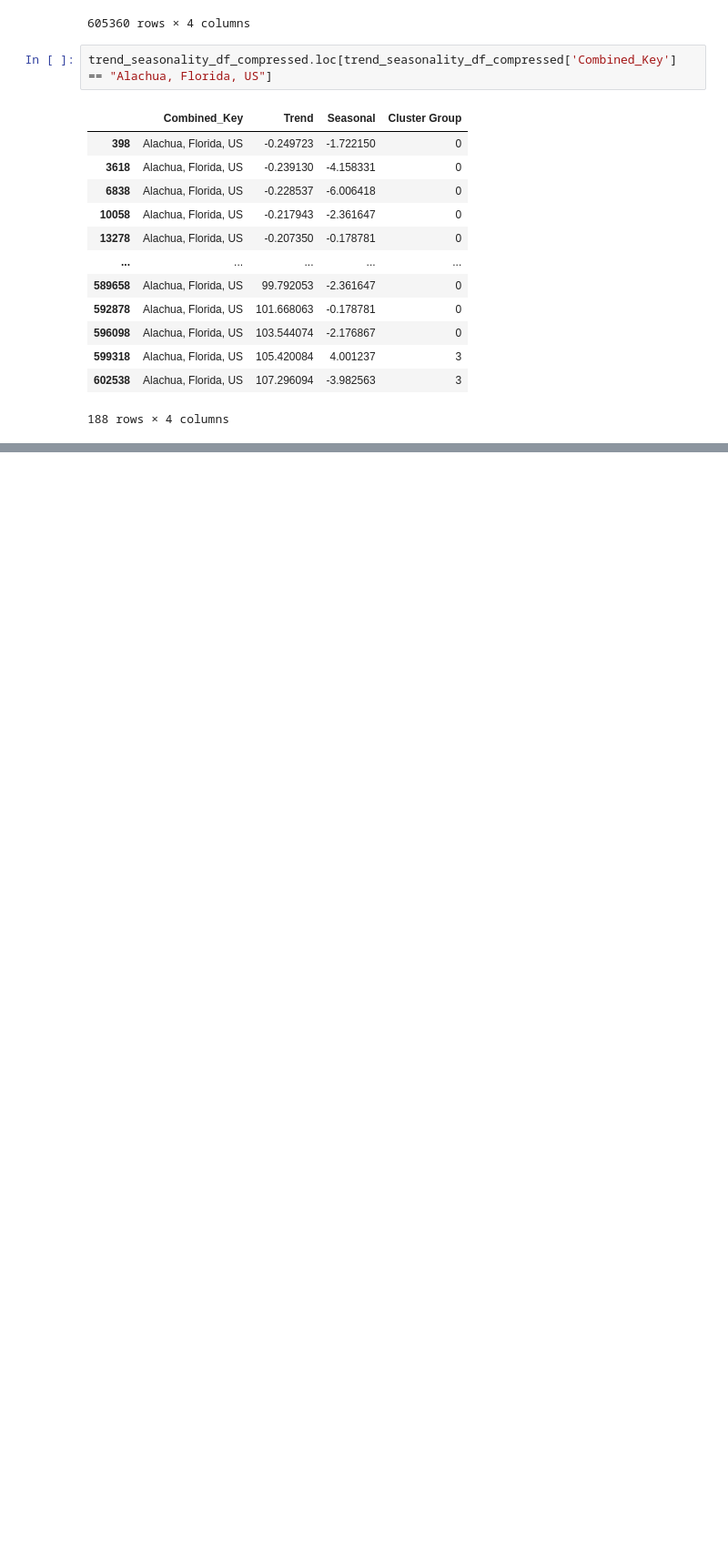
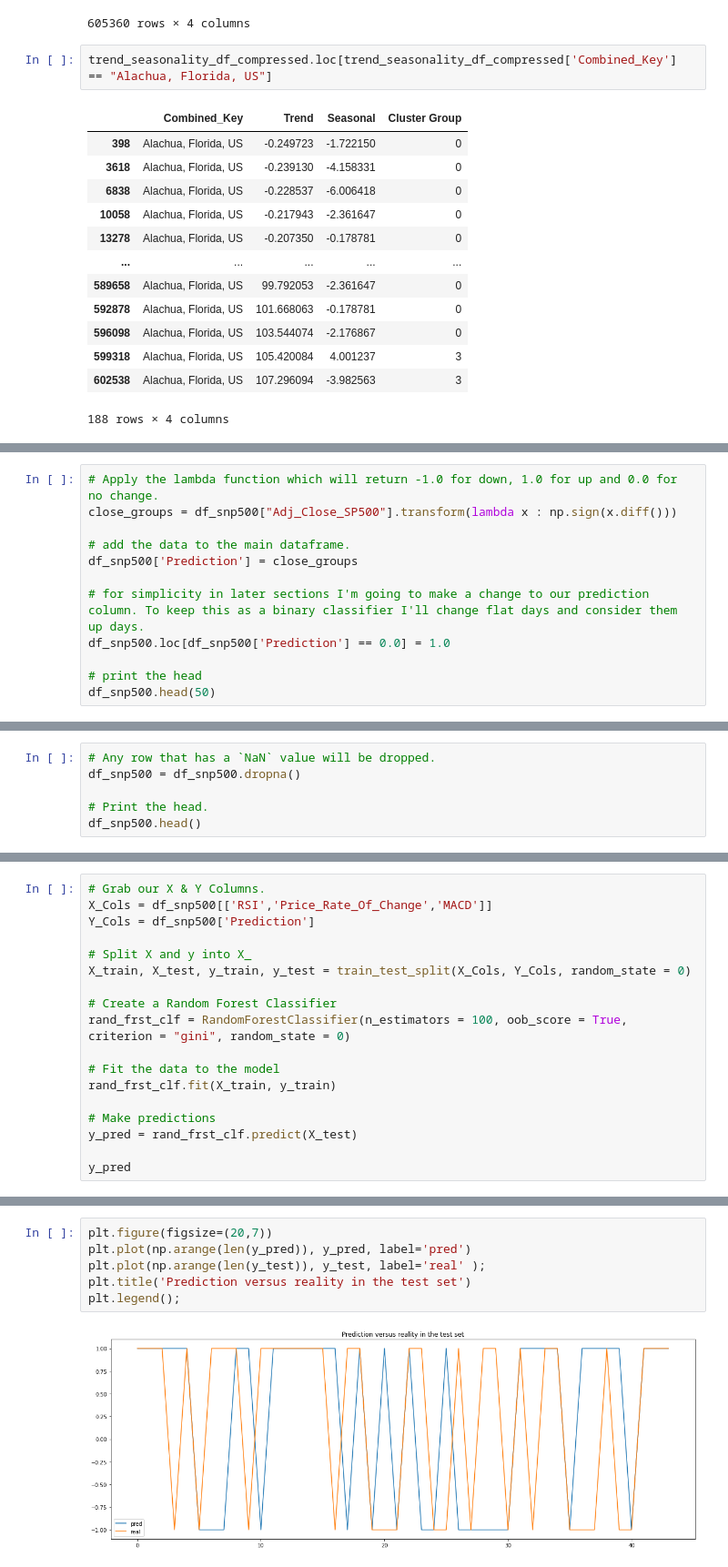
Before and after one commit to gandhimonil9823/Covid_Stock_Analysis, a Jupyter notebook: Covid_Stock.ipynb, the cells around one changed output, grey strips where cells are left out. Shown at 91% size. Saved outputs shown, nothing was run; the diff lists cells and outputs as text; blank space fills up the shorter version.

```diff
--- a/Covid_Stock.ipynb
+++ b/Covid_Stock.ipynb
@@ -768,0 +909,12 @@ trend_seasonality_df_compressed.loc[trend_seasonality_df_compressed['Combined_Ke
+# %%
+# Apply the lambda function which will return -1.0 for down, 1.0 for up and 0.0 for no change.
+close_groups = df_snp500["Adj_Close_SP500"].transform(lambda x : np.sign(x.diff()))
+
+# add the data to the main dataframe.
+df_snp500['Prediction'] = close_groups
+
+# for simplicity in later sections I'm going to make a change to our prediction column. To keep this as a binary classifier I'll change flat days and consider them up days.
+df_snp500.loc[df_snp500['Prediction'] == 0.0] = 1.0
+
+# print the head
+df_snp500.head(50)
@@ -768,0 +939,6 @@ trend_seasonality_df_compressed.loc[trend_seasonality_df_compressed['Combined_Ke
+# %%
+# Any row that has a `NaN` value will be dropped.
+df_snp500 = df_snp500.dropna()
+
+# Print the head.
+df_snp500.head()
@@ -768,0 +952,18 @@ trend_seasonality_df_compressed.loc[trend_seasonality_df_compressed['Combined_Ke
+# %%
+# Grab our X & Y Columns.
+X_Cols = df_snp500[['RSI','Price_Rate_Of_Change','MACD']]
+Y_Cols = df_snp500['Prediction']
+
+# Split X and y into X_
+X_train, X_test, y_train, y_test = train_test_split(X_Cols, Y_Cols, random_state = 0)
+
+# Create a Random Forest Classifier
+rand_frst_clf = RandomForestClassifier(n_estimators = 100, oob_score = True, criterion = "gini", random_state = 0)
+
+# Fit the data to the model
+rand_frst_clf.fit(X_train, y_train)
+
+# Make predictions
+y_pred = rand_frst_clf.predict(X_test)
+
+y_pred
@@ -768,0 +975,8 @@ trend_seasonality_df_compressed.loc[trend_seasonality_df_compressed['Combined_Ke
+# %%
+plt.figure(figsize=(20,7))
+plt.plot(np.arange(len(y_pred)), y_pred, label='pred')
+plt.plot(np.arange(len(y_test)), y_test, label='real' );
+plt.title('Prediction versus reality in the test set')
+plt.legend();
+# %% [output]
+[figure, added]
```
Also changed, not shown: parts of 11 cells of this notebook.
